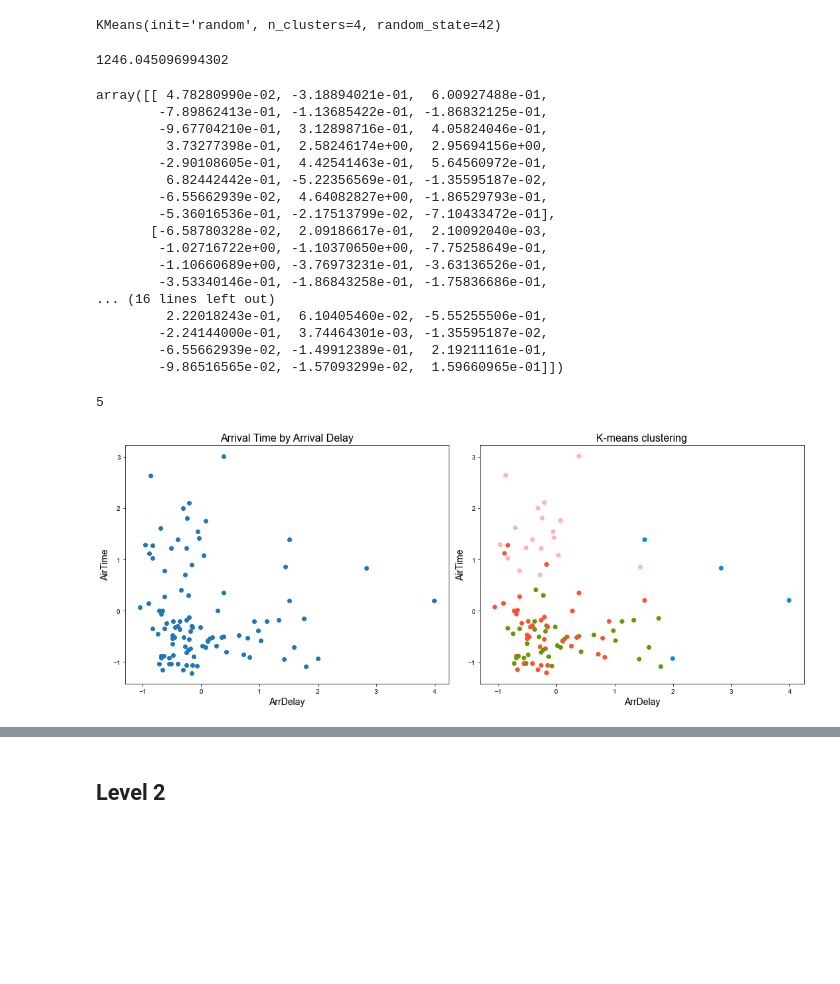
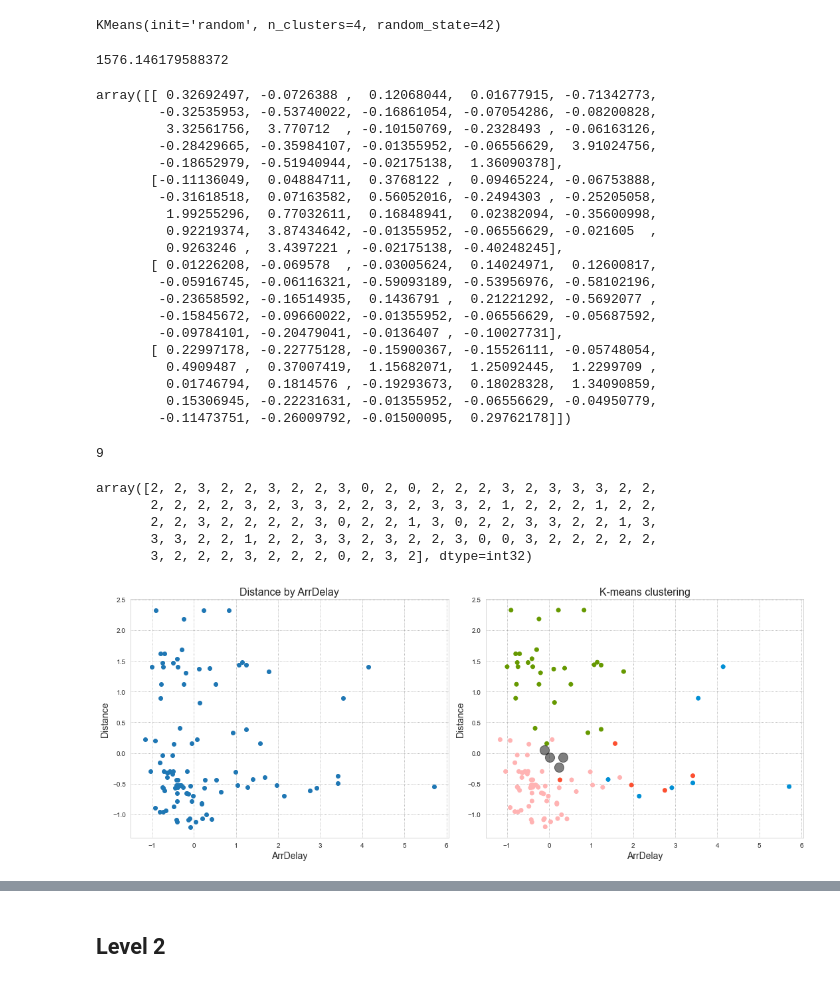
Before and after one commit to dominikapetru/noSupervisat_Classificacio, a Jupyter notebook: Sprint15_T01.ipynb, the cells around one changed output, grey strips where cells are left out. Cells and saved outputs as stored; diff of their text form; code cells hidden in the pictures; blank space fills up the shorter version.

```diff
--- a/Sprint15_T01.ipynb
+++ b/Sprint15_T01.ipynb
@@ -152,2 +151,8 @@ dfScaled.head(3)
 # %% [markdown]
 #### Test sample
+# %%
+#standartization
+scaler = StandardScaler()
+dfScaled = df_flights.copy()
+dfScaled[dfScaled.columns] = scaler.fit_transform(dfScaled[dfScaled.columns])
+dfScaled.head(3)
@@ -173,51 +188,65 @@ KMeans(init='random', n_clusters=4, random_state=42)
 #the lowest SSE value
 model1.inertia_
 # %% [output]
-1246.045096994302
+1576.146179588372
 # %%
 #final locations of centroid
-model1.cluster_centers_
+centers1 = model1.cluster_centers_
+centers1
 # %% [output]
-array([[ 4.78280990e-02, -3.18894021e-01,  6.00927488e-01,
-        -7.89862413e-01, -1.13685422e-01, -1.86832125e-01,
-        -9.67704210e-01,  3.12898716e-01,  4.05824046e-01,
-         3.73277398e-01,  2.58246174e+00,  2.95694156e+00,
-        -2.90108605e-01,  4.42541463e-01,  5.64560972e-01,
-         6.82442442e-01, -5.22356569e-01, -1.35595187e-02,
-        -6.55662939e-02,  4.64082827e+00, -1.86529793e-01,
-        -5.36016536e-01, -2.17513799e-02, -7.10433472e-01],
-       [-6.58780328e-02,  2.09186617e-01,  2.10092040e-03,
-        -1.02716722e+00, -1.10370650e+00, -7.75258649e-01,
-        -1.10660689e+00, -3.76973231e-01, -3.63136526e-01,
-        -3.53340146e-01, -1.86843258e-01, -1.75836686e-01,
-... (16 lines left out)
-         2.22018243e-01,  6.10405460e-02, -5.55255506e-01,
-        -2.24144000e-01,  3.74464301e-03, -1.35595187e-02,
-        -6.55662939e-02, -1.49912389e-01,  2.19211161e-01,
-        -9.86516565e-02, -1.57093299e-02,  1.59660965e-01]])
+array([[ 0.32692497, -0.0726388 ,  0.12068044,  0.01677915, -0.71342773,
+        -0.32535953, -0.53740022, -0.16861054, -0.07054286, -0.08200828,
+         3.32561756,  3.770712  , -0.10150769, -0.2328493 , -0.06163126,
+        -0.28429665, -0.35984107, -0.01355952, -0.06556629,  3.91024756,
+        -0.18652979, -0.51940944, -0.02175138,  1.36090378],
+       [-0.11136049,  0.04884711,  0.3768122 ,  0.09465224, -0.06753888,
+        -0.31618518,  0.07163582,  0.56052016, -0.2494303 , -0.25205058,
+         1.99255296,  0.77032611,  0.16848941,  0.02382094, -0.35600998,
+         0.92219374,  3.87434642, -0.01355952, -0.06556629, -0.021605  ,
+         0.9263246 ,  3.4397221 , -0.02175138, -0.40248245],
+       [ 0.01226208, -0.069578  , -0.03005624,  0.14024971,  0.12600817,
+        -0.05916745, -0.06116321, -0.59093189, -0.53956976, -0.58102196,
+        -0.23658592, -0.16514935,  0.1436791 ,  0.21221292, -0.5692077 ,
+        -0.15845672, -0.09660022, -0.01355952, -0.06556629, -0.05687592,
+        -0.09784101, -0.20479041, -0.0136407 , -0.10027731],
+       [ 0.22997178, -0.22775128, -0.15900367, -0.15526111, -0.05748054,
+         0.4909487 ,  0.37007419,  1.15682071,  1.25092445,  1.2299709 ,
+         0.01746794,  0.1814576 , -0.19293673,  0.18028328,  1.34090859,
+         0.15306945, -0.22231631, -0.01355952, -0.06556629, -0.04950779,
+        -0.11473751, -0.26009792, -0.01500095,  0.29762178]])
 # %%
 #number of iterations required to converge
 model1.n_iter_
 # %% [output]
-5
+9
+# %%
+a = model1.labels_
+a
+# %% [output]
+array([2, 2, 3, 2, 2, 3, 2, 2, 3, 0, 2, 0, 2, 2, 2, 3, 2, 3, 3, 3, 2, 2,
+       2, 2, 2, 2, 3, 2, 3, 3, 2, 2, 3, 2, 3, 3, 2, 1, 2, 2, 2, 1, 2, 2,
+       2, 2, 3, 2, 2, 2, 2, 3, 0, 2, 2, 1, 3, 0, 2, 2, 3, 3, 2, 2, 1, 3,
+       3, 3, 2, 2, 1, 2, 2, 3, 3, 2, 3, 2, 2, 3, 0, 0, 3, 2, 2, 2, 2, 2,
+       3, 2, 2, 2, 3, 2, 2, 2, 0, 2, 3, 2], dtype=int32)
 # %%
 #visualisation of clusters, comparing values raw and clusters output
 fig,axes = plt.subplots(nrows=1,ncols=2,figsize=(15,6))
 sns.set_style('whitegrid', {"grid.color": ".6", "grid.linestyle": ":"})
 
 fte_colors1 = {0: "#008fd5",1: "#fc4f30",2: "#ffb3b3", 3:'#669900'}
 km_colors = [fte_colors1[label] for label in model1.labels_]
 
-axes[0].scatter(df_sample['ArrDelay'], df_sample['AirTime'])
+axes[0].scatter(df_sample['ArrDelay'], df_sample['Distance'])
 axes[0].set_xlabel("ArrDelay",fontsize = 14)
-axes[0].set_ylabel("AirTime",fontsize = 14)
-axes[0].set_title("Arrival Time by Arrival Delay", fontsize = 16)
+axes[0].set_ylabel("Distance",fontsize = 14)
+axes[0].set_title("Distance by ArrDelay", fontsize = 16)
 
-axes[1].scatter(df_sample['ArrDelay'], df_sample['AirTime'], c=km_colors)
+axes[1].scatter(df_sample['ArrDelay'], df_sample['Distance'], c=km_colors)
+axes[1].scatter(centers1[:, 0], centers1[:, 1], c='black', s=200, alpha=0.5)
 axes[1].set_xlabel("ArrDelay",fontsize = 14)
-axes[1].set_ylabel("AirTime",fontsize = 14)
+axes[1].set_ylabel("Distance",fontsize = 14)
 axes[1].set_title("K-means clustering", fontsize = 16)
 
 plt.tight_layout();
 # %% [output]
-[figure, old version]
+[figure, new version]
```
Also changed, not shown: parts of 65 cells of this notebook.
